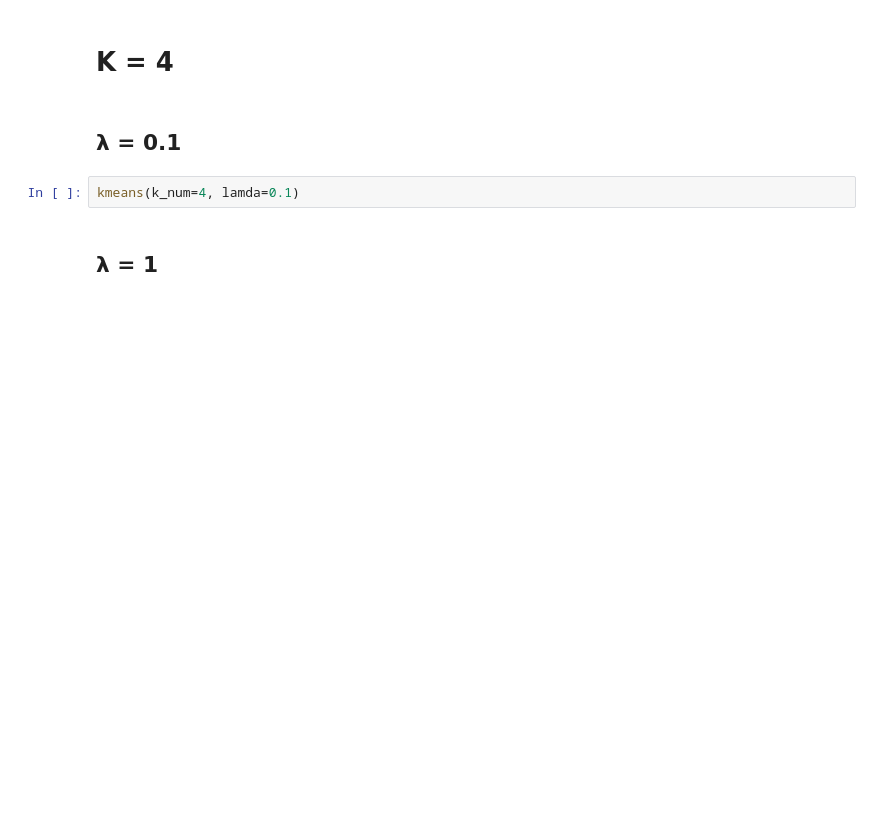
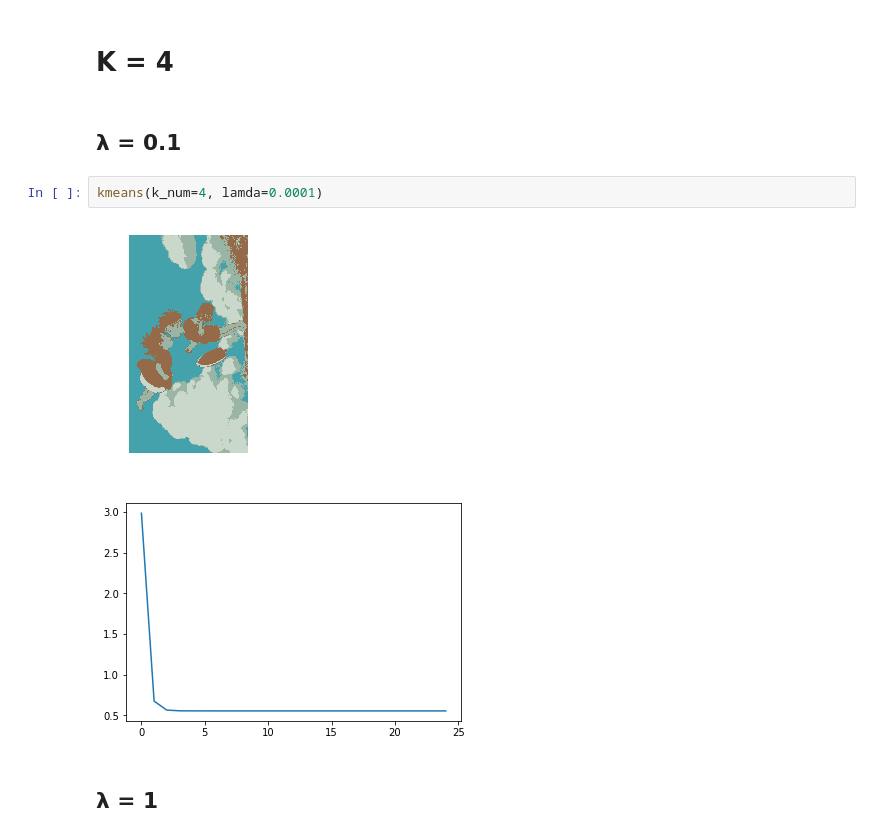
Before and after one commit to yuseon27/PatternRecognition, a Jupyter notebook: Assignment07/Assignment 07.ipynb, the cells around one changed output. Drawn from its saved outputs; the diff is of its cells as text; blank space fills up the shorter version.

```diff
--- a/Assignment07/Assignment 07.ipynb
+++ b/Assignment07/Assignment 07.ipynb
@@ -246,7 +255,10 @@ kmeans(k_num=2, lamda=10)
 # %% [markdown]
 ## λ = 0.1
 # %%
-kmeans(k_num=4, lamda=0.1)
+kmeans(k_num=4, lamda=0.0001)
+# %% [output]
+[figure, added]
+[figure, added]
 # %% [markdown]
 ## λ = 1
 # %%
```
Also changed, not shown: parts of 8 cells of this notebook.
